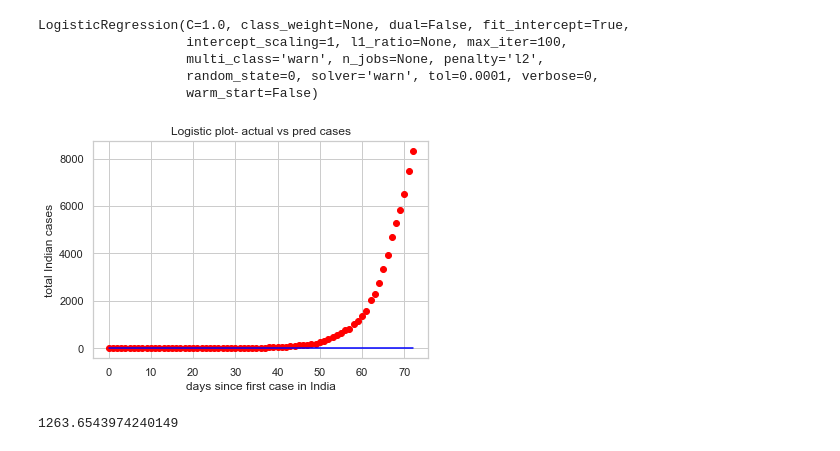
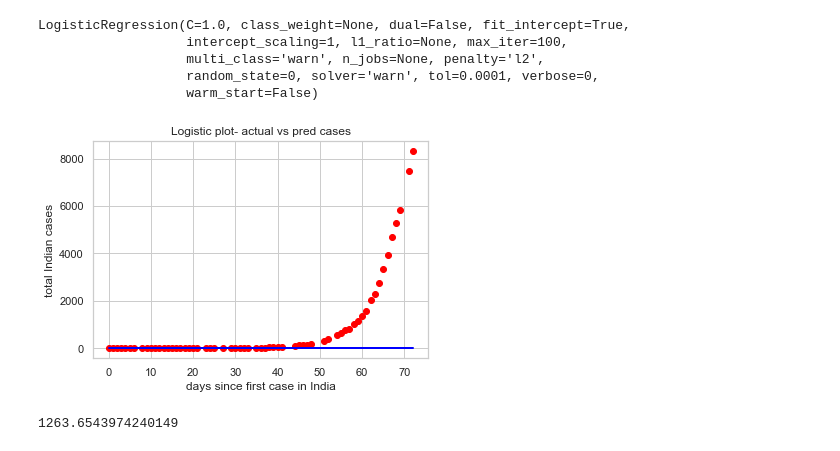
Before and after one commit to illuminati-80/prediction_project, a Jupyter notebook: covid-branch.ipynb, the cells around one changed output. Drawn from its saved outputs; the diff is of its cells as text; code cells hidden in the pictures.

```diff
--- a/covid-branch.ipynb
+++ b/covid-branch.ipynb
@@ -435,7 +435,7 @@ sb.lineplot(data=covid_grouped, x='Date',y='totalindian', label="total active ca
 # %%
 # Splitting the dataset into the Training set and Test set
 from sklearn.model_selection import train_test_split
-X_train, X_test, Y_train, Y_test = train_test_split(X, Y, test_size =0.25, random_state = 0)
+X_train, X_test, Y_train, Y_test = train_test_split(X, Y, test_size =0.15, random_state = 0)
 # %%
 #fit SLR to training set
 from sklearn.linear_model import LinearRegression
@@ -503,7 +503,7 @@ print(rmse)
 # LOGISTIC REGRESSION MODEL
 from sklearn.linear_model import LogisticRegression
 classifier = LogisticRegression(random_state = 0)
-classifier.fit(X, Y)
+classifier.fit(X_train, Y_train)
 # %% [output]
 Default solver will be changed to 'lbfgs' in 0.22. Specify a solver to silence this warning.
 
@@ -516,14 +516,14 @@ LogisticRegression(C=1.0, class_weight=None, dual=False, fit_intercept=True,
                    warm_start=False)
 # %%
 #visualize training test results
-plt.scatter(X, Y, color='red')
-plt.plot(X, classifier.predict(X), color='blue')
+plt.scatter(X_train, Y_train, color='red')
+plt.plot(X_train, classifier.predict(X_train), color='blue')
 plt.title('Logistic plot- actual vs pred cases')
 plt.xlabel('days since first case in India')
 plt.ylabel('total Indian cases')
 plt.show()
 # %% [output]
-[figure, old version]
+[figure, new version]
 # %%
 #Checking the accuracy of the Model
 from sklearn.metrics import mean_squared_error
```
Also changed, not shown: parts of 9 cells of this notebook.
